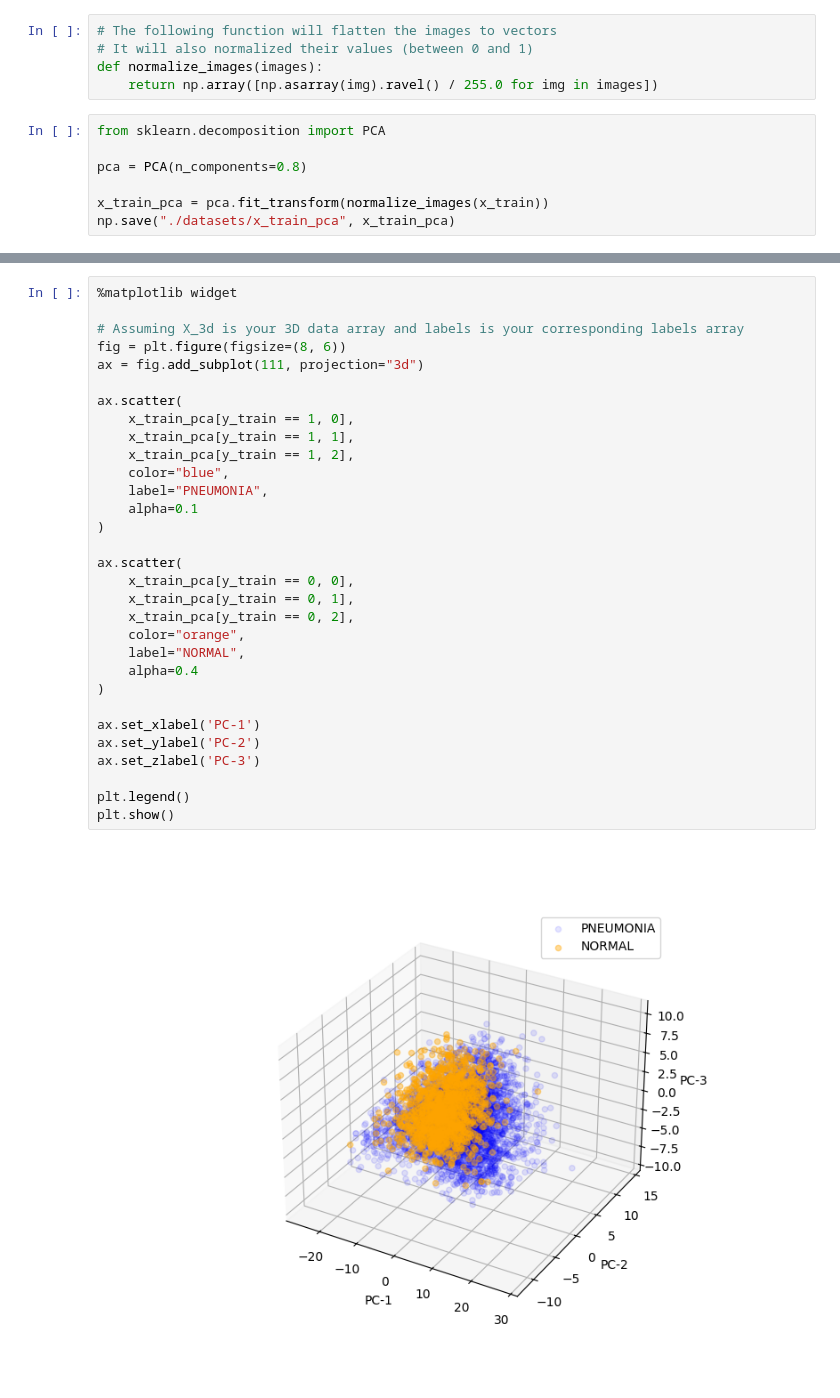
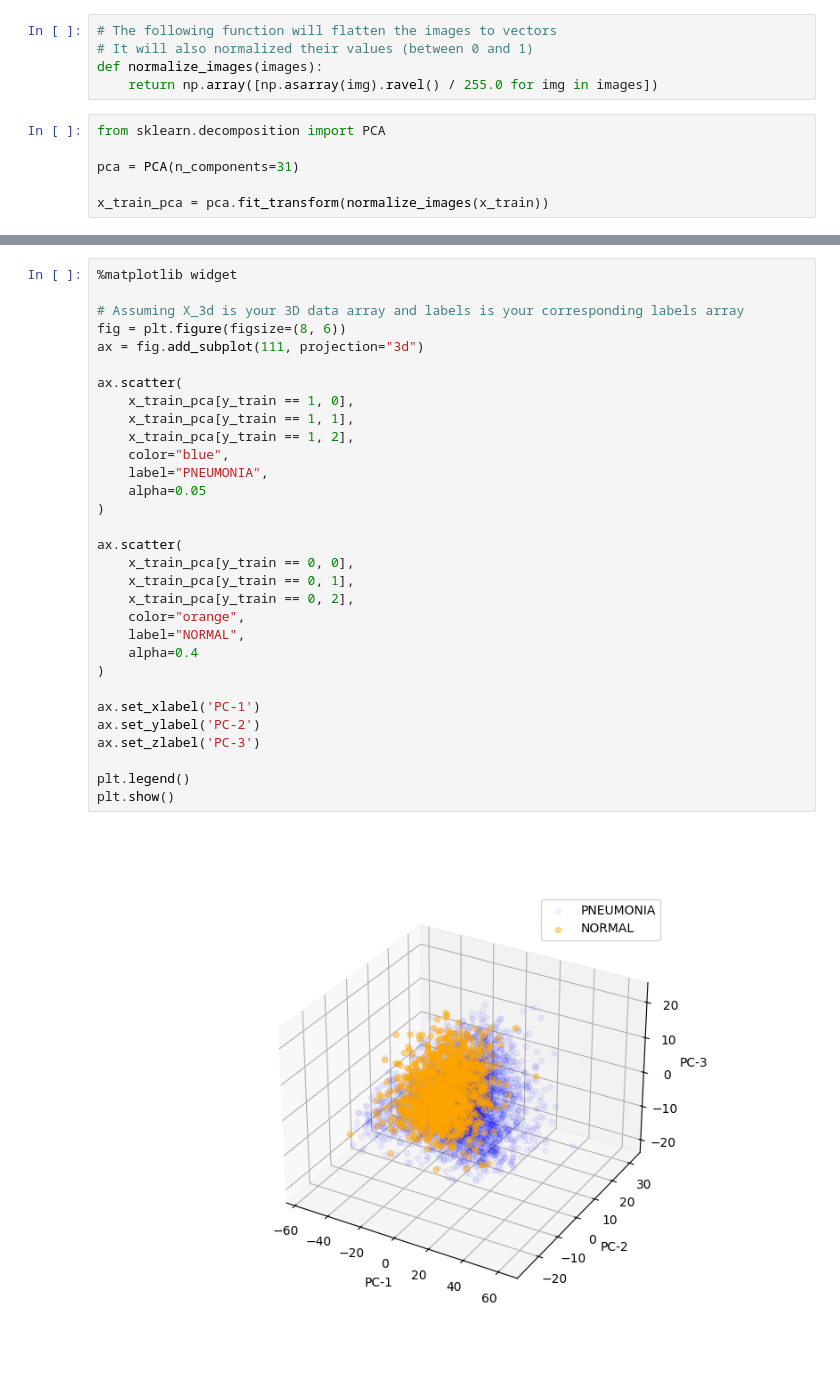
Before and after one commit to Az-r-ow/zoidberg, a Jupyter notebook: revised_main.ipynb, the cells around one changed output, grey strips where cells are left out. Cells and saved outputs as stored; diff of their text form.

```diff
--- a/revised_main.ipynb
+++ b/revised_main.ipynb
@@ -150,7 +154,6 @@ def normalize_images(images):
 # %%
 from sklearn.decomposition import PCA
 
-pca = PCA(n_components=0.8)
+pca = PCA(n_components=31)
 
 x_train_pca = pca.fit_transform(normalize_images(x_train))
-np.save("./datasets/x_train_pca", x_train_pca)
@@ -169,32 +175,32 @@ plt.show()
 %matplotlib widget
 
 # Assuming X_3d is your 3D data array and labels is your corresponding labels array
 fig = plt.figure(figsize=(8, 6))
 ax = fig.add_subplot(111, projection="3d")
 
 ax.scatter(
     x_train_pca[y_train == 1, 0],
     x_train_pca[y_train == 1, 1],
     x_train_pca[y_train == 1, 2],
     color="blue",
     label="PNEUMONIA",
-    alpha=0.1
+    alpha=0.05
 )
 
 ax.scatter(
     x_train_pca[y_train == 0, 0],
     x_train_pca[y_train == 0, 1],
     x_train_pca[y_train == 0, 2],
     color="orange",
     label="NORMAL",
     alpha=0.4
 )
 
 ax.set_xlabel('PC-1')
 ax.set_ylabel('PC-2')
 ax.set_zlabel('PC-3')
 
 plt.legend()
 plt.show()
 # %% [output]
-[figure, old version]
+[figure, new version]
```
Also changed, not shown: parts of 28 cells of this notebook, 2 other files.
